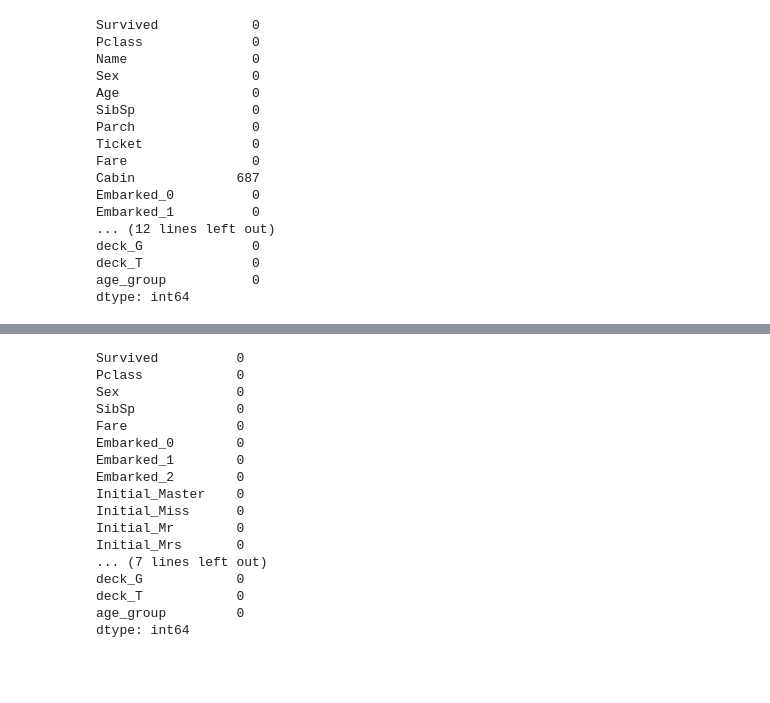
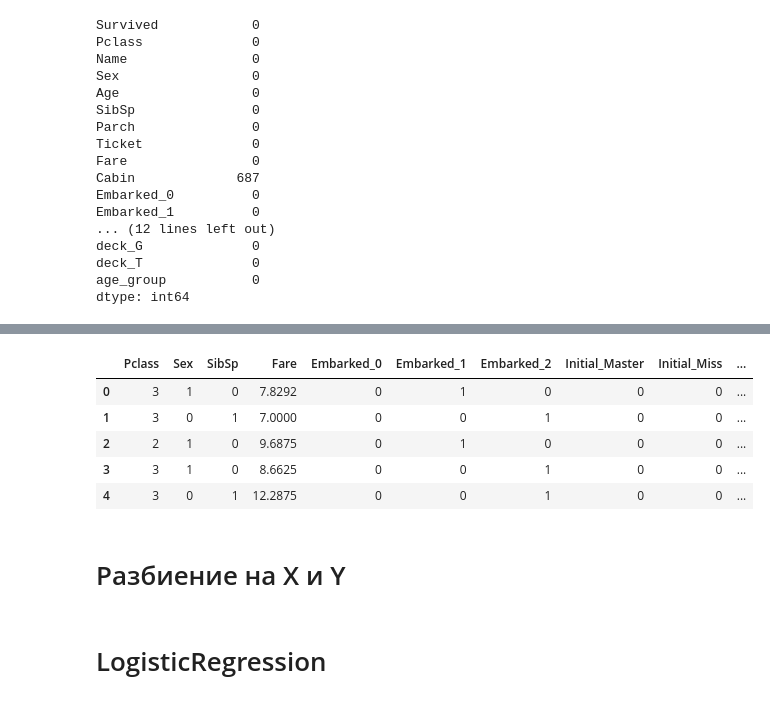
Before and after one commit to Kwaulere/Titanic, a Jupyter notebook: Titanic.ipynb, the cells around one changed output, grey strips where cells are left out. Saved outputs shown, nothing was run; the diff lists cells and outputs as text; code cells hidden in the pictures; blank space fills up the shorter version.

```diff
--- a/Titanic.ipynb
+++ b/Titanic.ipynb
@@ -817,0 +838,2 @@ dtype: int64
+# %%
+test.loc[test['Fare'].isna(), 'Fare'] = df.loc[df['Pclass']==3, 'Fare'].median()
@@ -956,23 +1029,14 @@ dtype: int64
 # %%
-df.drop(['Name', 'Parch', 'Ticket', 'Cabin', 'Age'], axis=1, inplace=True)
-test.drop(['Name', 'Parch', 'Ticket', 'Cabin', 'Age'], axis=1, inplace=True)
+df.drop(['Name', 'Parch', 'Ticket', 'Cabin', 'Age', 'PassengerId'], axis=1, inplace=True)
+test.drop(['Name', 'Parch', 'Ticket', 'Cabin', 'Age', 'PassengerId'], axis=1, inplace=True)
-# %%
-df.isna().sum()
-# %% [output]
-Survived          0
-Pclass            0
-Sex               0
-SibSp             0
-Fare              0
-Embarked_0        0
-Embarked_1        0
-Embarked_2        0
-Initial_Master    0
-Initial_Miss      0
-Initial_Mr        0
-Initial_Mrs       0
-... (7 lines left out)
-deck_G            0
-deck_T            0
-age_group         0
-dtype: int64
+# %%
+test.head()
+# %% [output]
+|  | Pclass | Sex | SibSp | Fare | Embarked_0 | Embarked_1 | Embarked_2 | Initial_Master | Initial_Miss | ... |
+| 0 | 3 | 1 | 0 | 7.8292 | 0 | 1 | 0 | 0 | 0 | ... |
+| 1 | 3 | 0 | 1 | 7.0000 | 0 | 0 | 1 | 0 | 0 | ... |
+| 2 | 2 | 1 | 0 | 9.6875 | 0 | 1 | 0 | 0 | 0 | ... |
+| 3 | 3 | 1 | 0 | 8.6625 | 0 | 0 | 1 | 0 | 0 | ... |
+| 4 | 3 | 0 | 1 | 12.2875 | 0 | 0 | 1 | 0 | 0 | ... |
+# %% [markdown]
+# Разбиение на X и Y
@@ -978,0 +1049,2 @@ dtype: int64
+# %% [markdown]
+# LogisticRegression
```
Also changed, not shown: parts of 27 cells of this notebook.
